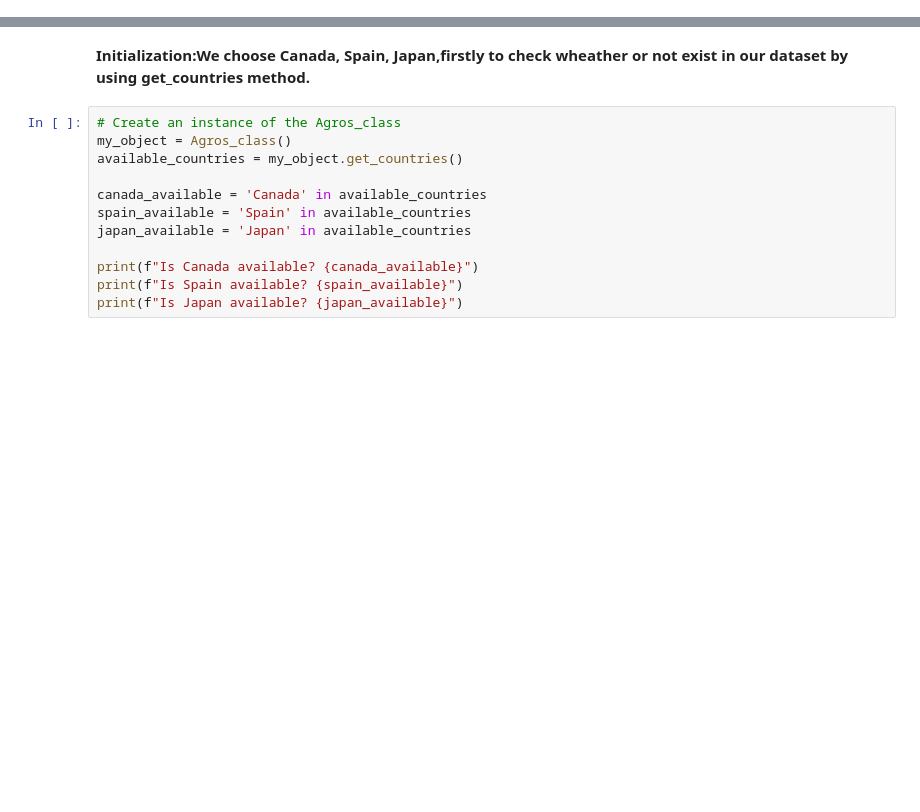
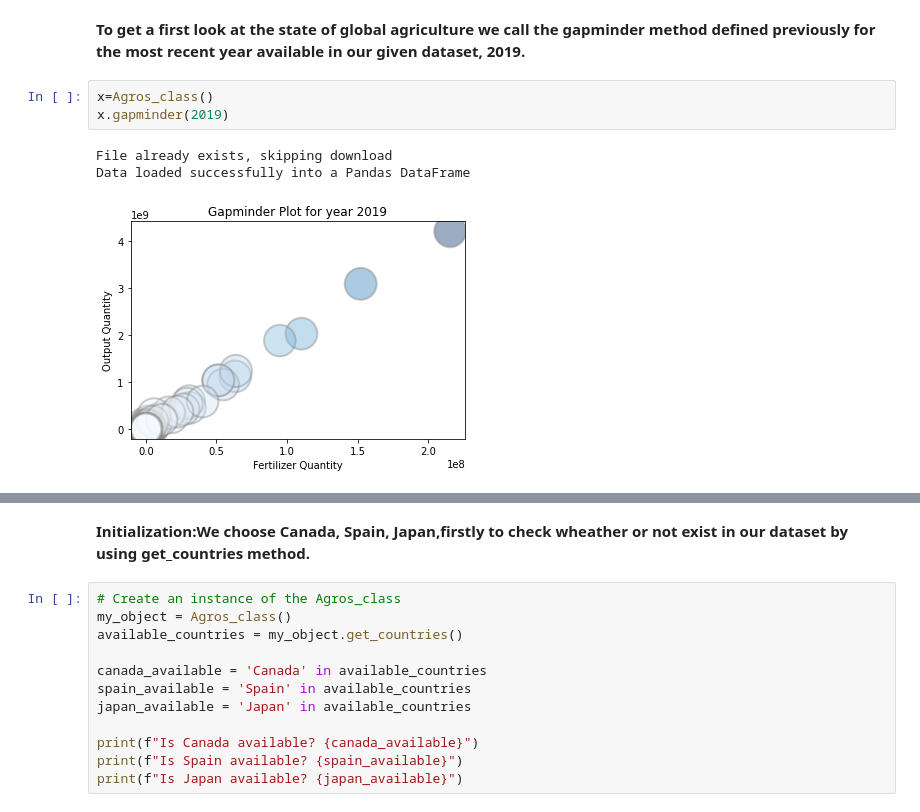
Before and after one commit to mfish00/Advanced-Programming-for-Data-Science-Project, a Jupyter notebook: Phrase4.ipynb, the cells around one changed output, grey strips where cells are left out. Cells and saved outputs as stored; diff of their text form; blank space fills up the shorter version.

```diff
--- a/Phrase4.ipynb
+++ b/Phrase4.ipynb
@@ -3,3 +7,12 @@ Introduction: This code appears to be an implementation of a class Agros_class t
+# %% [markdown]
+**To get a first look at the state of global agriculture we call the gapminder method defined previously for the most recent year available in our given dataset, 2019.**
+# %%
+x=Agros_class()
+x.gapminder(2019)
+# %% [output]
+File already exists, skipping download
+Data loaded successfully into a Pandas DataFrame
+[figure, added]
 # %%
 %run Methods.ipynb
 # %% [output]
```
Also changed, not shown: parts of 13 cells of this notebook.
